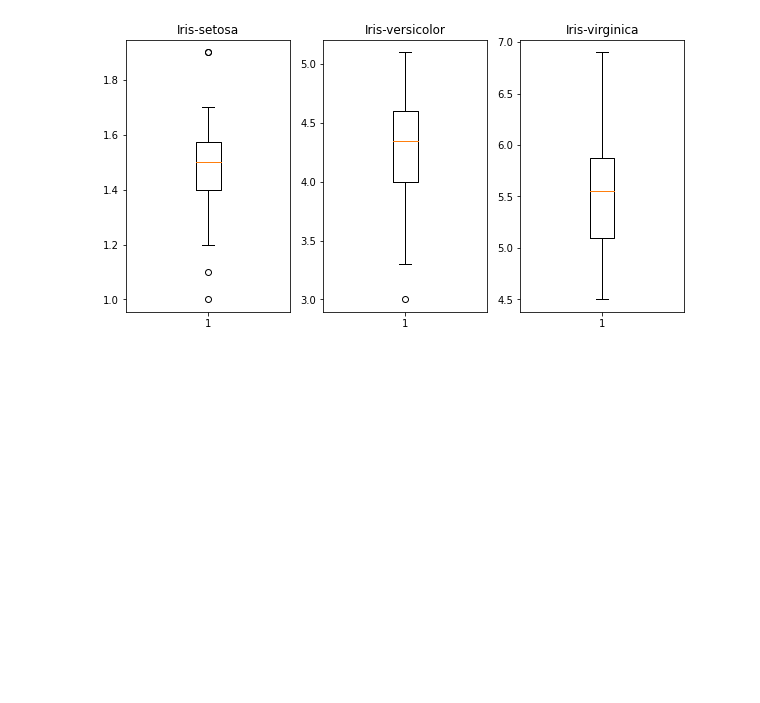
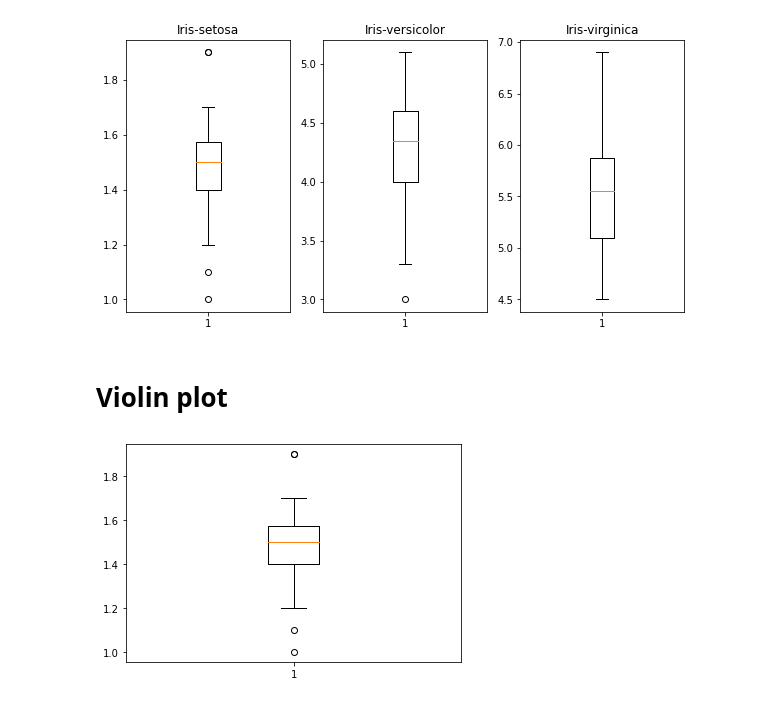
Before and after one commit to BestApisit/data_viz_2022, a Jupyter notebook: DataViz02_Data_Distribution_.ipynb, the cells around one changed output. Saved outputs shown, nothing was run; the diff lists cells and outputs as text; code cells hidden in the pictures; blank space fills up the shorter version.

```diff
--- a/DataViz02_Data_Distribution_.ipynb
+++ b/DataViz02_Data_Distribution_.ipynb
@@ -377,3 +377,9 @@ plt.boxplot(df['PetalLength'][100:150],vert=True); ## ชนิด 3
 plt.title('Iris-virginica');  ## สร้างชื่อกราฟบอกประเภทดอก Iris
 # %% [output]
 [figure]
+# %% [markdown]
+# Violin plot
+# %%
+bb = plt.boxplot(df['PetalLength'][:50])
+# %% [output]
+[figure, added]
```
Also changed, not shown: parts of 4 cells of this notebook.
